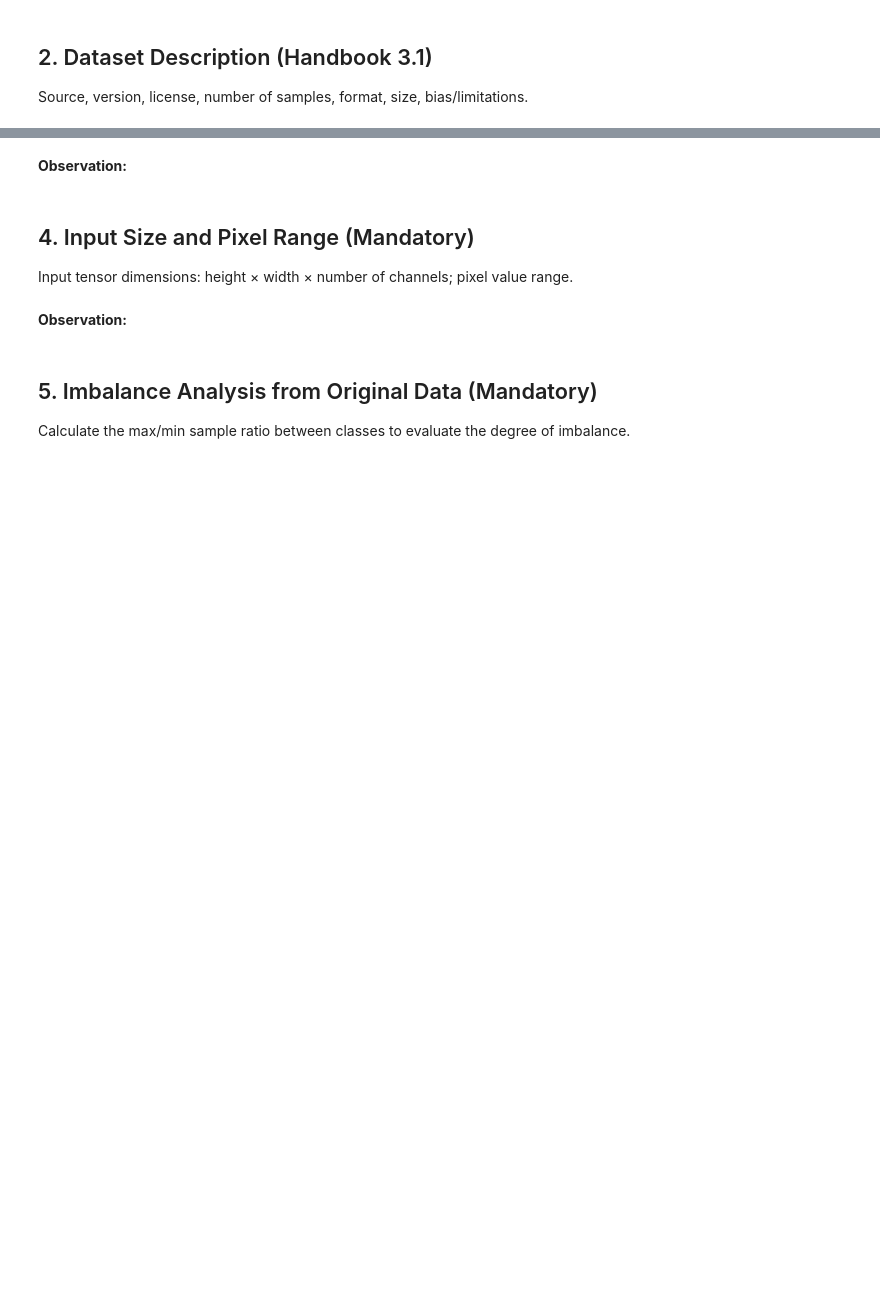
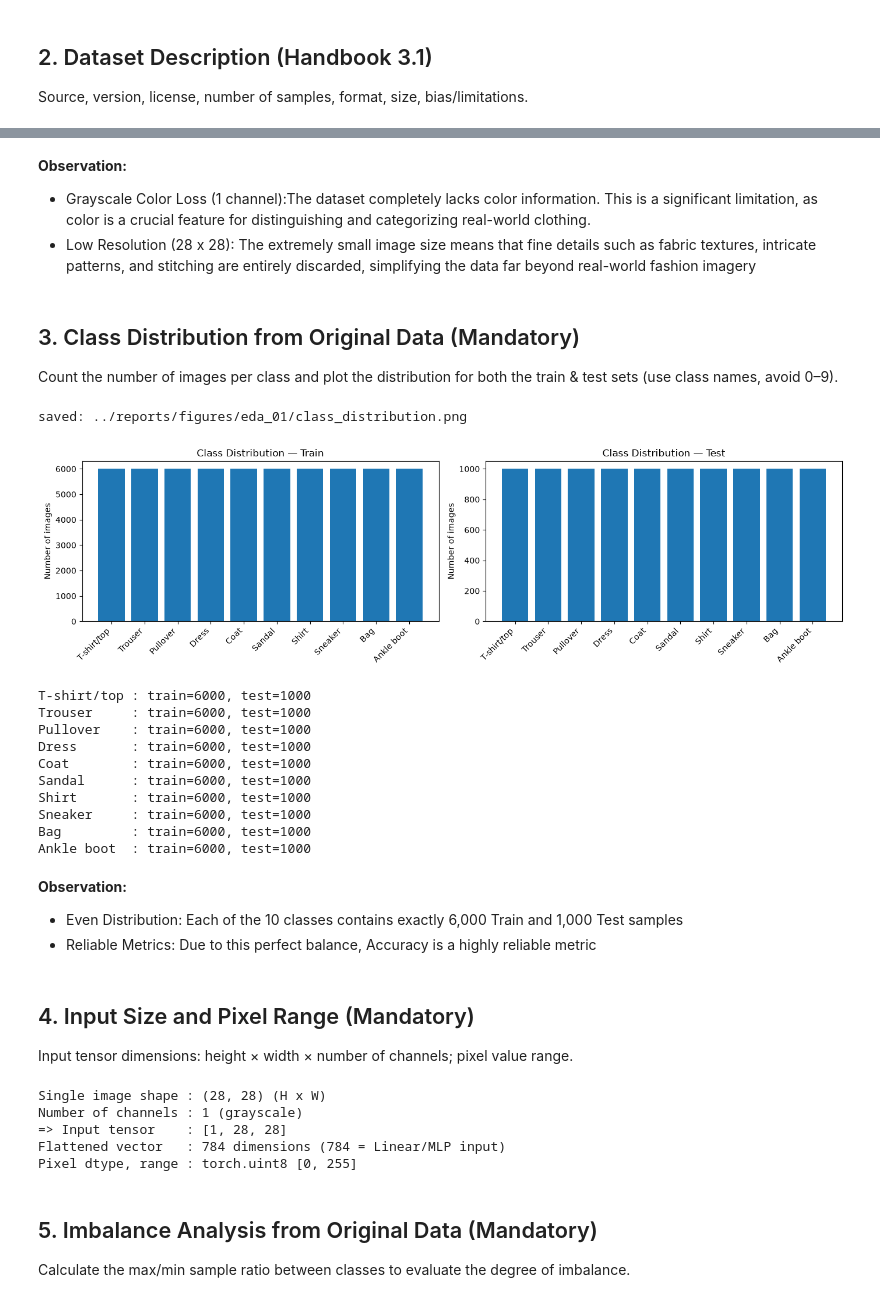
Before and after one commit to quin210/dl-co3133, a Jupyter notebook: notebooks/01_eda_fashion_mnist.ipynb, the cells around one changed output, grey strips where cells are left out. Drawn from its saved outputs; the diff is of its cells as text; code cells hidden in the pictures; blank space fills up the shorter version.

Commit message:
feat(eda): add dataset description, distribution, and representative samples

```diff
--- a/notebooks/01_eda_fashion_mnist.ipynb
+++ b/notebooks/01_eda_fashion_mnist.ipynb
@@ -14,3 +59,20 @@ Import libraries, fix the random seed to 42, and create a directory for saving f
 # %% [markdown]
 ## 1. Load Fashion-MNIST
 Download the original dataset from `torchvision.datasets` (60k train / 10k test).
+# %%
+# 1. Load the Fashion-MNIST dataset for training and testing
+train_set = torchvision.datasets.FashionMNIST(root=DATA_ROOT, train=True,  download=True)
+test_set  = torchvision.datasets.FashionMNIST(root=DATA_ROOT, train=False, download=True)
+
+# 2. Define the 10 class names for Fashion-MNIST
+CLASS_NAMES = ["T-shirt/top", "Trouser", "Pullover", "Dress", "Coat",
+               "Sandal", "Shirt", "Sneaker", "Bag", "Ankle boot"]
+
+# 3. Extract image data (X) and labels (y)
+X_train_full, y_train_full = train_set.data, train_set.targets
+X_test,       y_test       = test_set.data,  test_set.targets
+
+# 4. Print the dataset shapes, data types, and pixel intensity range
+# Raw pixel intensity: uint8 range
+print("Original train shape [N, H, W]:", tuple(X_train_full.shape), "| test shape:", tuple(X_test.shape))
+print("Data type (dtype):", X_train_full.dtype, "| Pixel intensity range:", int(X_train_full.min()), "-", int(X_train_full.max()))
@@ -25,10 +119,66 @@ Count the number of images per class and plot the distribution for both the trai
 # %% [markdown]
 **Observation:**
+- Grayscale Color Loss (1 channel):The dataset completely lacks color information. This is a significant limitation, as color is a crucial feature for distinguishing and categorizing real-world clothing.
+- Low Resolution (28 x 28): The extremely small image size means that fine details such as fabric textures, intricate patterns, and stitching are entirely discarded, simplifying the data far beyond real-world fashion imagery
+# %% [markdown]
+## 3. Class Distribution from Original Data (Mandatory)
+Count the number of images per class and plot the distribution for both the train & test sets (use class names, avoid 0–9).
+# %%
+# Count the number of images per class for the original train and test sets
+def class_counts(y):
+    c = Counter(y.tolist())
+    return [c[i] for i in range(len(CLASS_NAMES))]
+
+counts_train = class_counts(y_train_full)
+counts_test  = class_counts(y_test)
+
+fig, axes = plt.subplots(1, 2, figsize=(14, 4))
+for ax, counts, title in [(axes[0], counts_train, "Train"), (axes[1], counts_test, "Test")]:
+    ax.bar(range(len(CLASS_NAMES)), counts)
+    ax.set_xticks(range(len(CLASS_NAMES)))
+    ax.set_xticklabels(CLASS_NAMES, rotation=45, ha="right")
+    ax.set_ylabel("Number of images")
+    ax.set_title(f"Class Distribution - {title}")
+plt.tight_layout()
+savefig("class_distribution.png")
+plt.show()
+
+for name, ntr, nte in zip(CLASS_NAMES, counts_train, counts_test):
+    print(f"{name:12s}: train={ntr}, test={nte}")
+# %% [output]
+saved: ../reports/figures/eda_01/class_distribution.png
+[figure, added]
+T-shirt/top : train=6000, test=1000
+Trouser     : train=6000, test=1000
+Pullover    : train=6000, test=1000
+Dress       : train=6000, test=1000
+Coat        : train=6000, test=1000
+Sandal      : train=6000, test=1000
+Shirt       : train=6000, test=1000
+Sneaker     : train=6000, test=1000
+Bag         : train=6000, test=1000
+Ankle boot  : train=6000, test=1000
+# %% [markdown]
+**Observation:**
+- Even Distribution: Each of the 10 classes contains exactly 6,000 Train and 1,000 Test samples
+- Reliable Metrics: Due to this perfect balance, Accuracy is a highly reliable metric
 # %% [markdown]
 ## 4. Input Size and Pixel Range (Mandatory)
 Input tensor dimensions: height × width × number of channels; pixel value range.
-# %% [markdown]
-**Observation:**
+# %%
+# Single image properties
+img = X_train_full[0]
+print("Single image shape :", tuple(img.shape), "(H x W)")
+print("Number of channels : 1 (grayscale)")
+print("=> Input tensor    : [1, 28, 28]")
+print("Flattened vector   :", img.numel(), "dimensions (784 = Linear/MLP input)")
+print("Pixel dtype, range :", img.dtype, f"[{int(img.min())}, {int(img.max())}]")
+# %% [output]
+Single image shape : (28, 28) (H x W)
+Number of channels : 1 (grayscale)
+=> Input tensor    : [1, 28, 28]
+Flattened vector   : 784 dimensions (784 = Linear/MLP input)
+Pixel dtype, range : torch.uint8 [0, 255]
 # %% [markdown]
 ## 5. Imbalance Analysis from Original Data (Mandatory)
 Calculate the max/min sample ratio between classes to evaluate the degree of imbalance.
```
Also changed, not shown: parts of 13 cells of this notebook, 2 other files.
